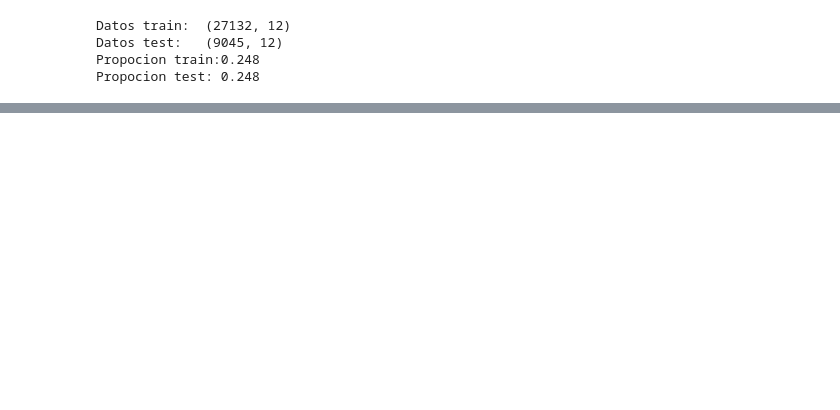
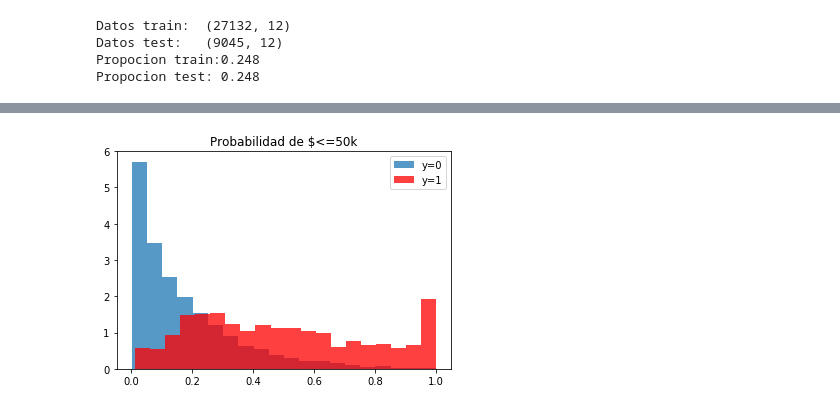
Before and after one commit to albertus88/keepcoding-BD-ML, a Jupyter notebook: Assessment/Alberto Mozo Garcia - KeepCoding - ML.ipynb, the cells around one changed output, grey strips where cells are left out. Cells and saved outputs as stored; diff of their text form; code cells hidden in the pictures; blank space fills up the shorter version.

```diff
--- a/Assessment/Alberto Mozo Garcia - KeepCoding - ML.ipynb
+++ b/Assessment/Alberto Mozo Garcia - KeepCoding - ML.ipynb
@@ -412,0 +455,14 @@ Propocion test: 0.248
+# %%
+y_prob = lr.predict_proba(Xs_test)[:,1]
+
+idx_0 = (y_test==0)
+idx_1 = (y_test==1)
+
+# your code here
+plt.hist(y_prob[idx_0],density=1, bins = 20, alpha=0.75,label='y=0')
+plt.hist(y_prob[idx_1],density=1, bins= 20, facecolor='red', alpha=0.75,label='y=1')
+plt.legend()
+plt.title('Probabilidad de $<=50k')
+plt.show()
+# %% [output]
+[figure, added]
```
Also changed, not shown: parts of 54 cells of this notebook, 1 other file.
